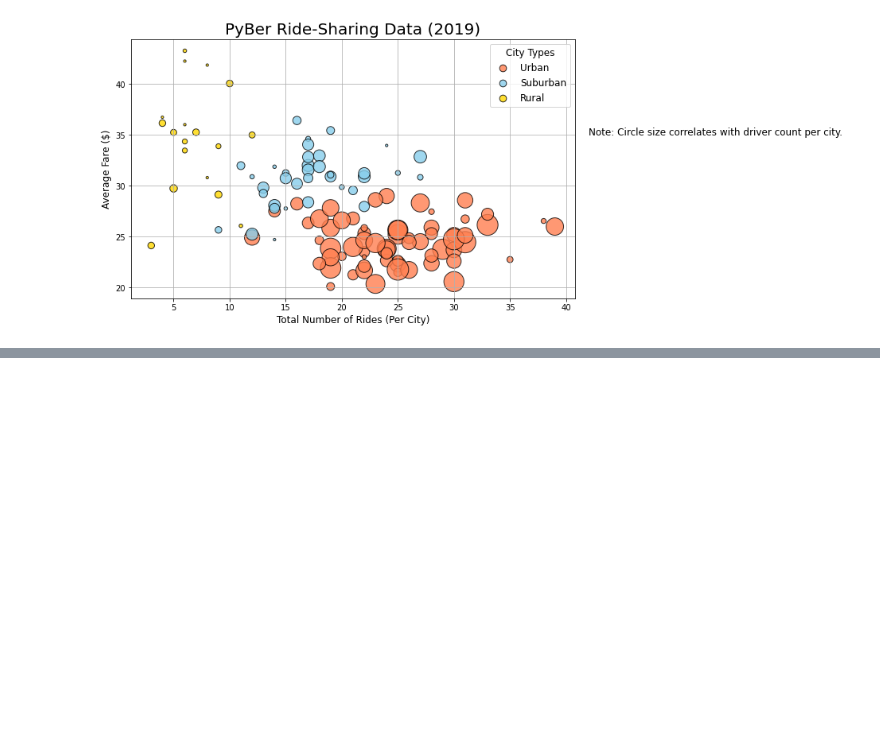
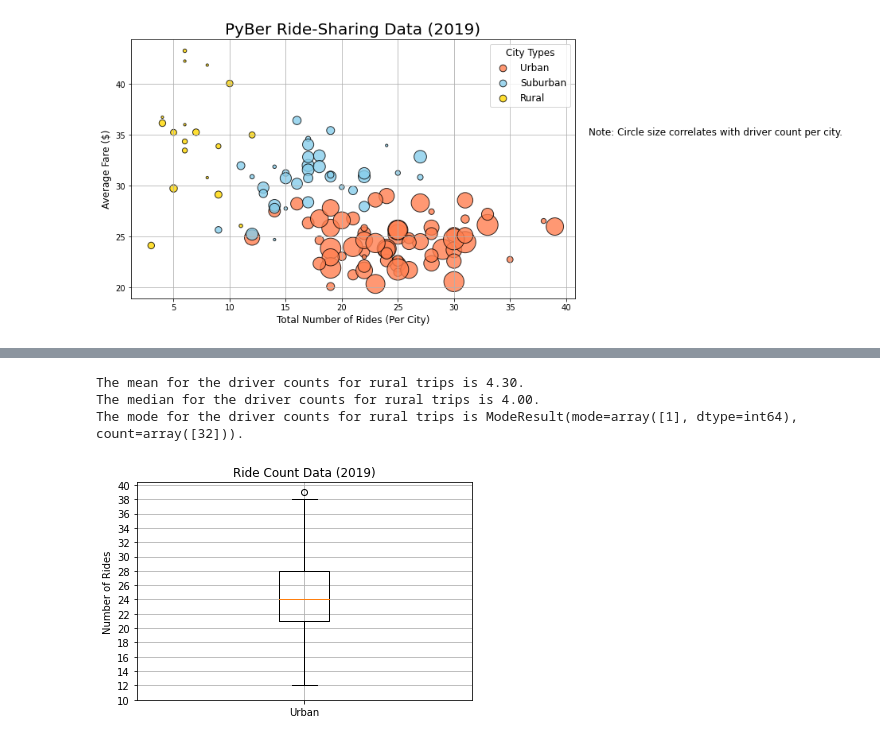
Before and after one commit to michaelfoz/PyBer_Analysis, a Jupyter notebook: PyBer.ipynb, the cells around one changed output, grey strips where cells are left out. Cells and saved outputs as stored; diff of their text form; code cells hidden in the pictures; blank space fills up the shorter version.

```diff
--- a/PyBer.ipynb
+++ b/PyBer.ipynb
@@ -864,0 +1237,14 @@ ls
+# %%
+# Calculate the measures of central tendency for the driver count for the rural cities.
+mean_rural_driver_count = np.mean(rural_drivers)
+print(f"The mean for the driver counts for rural trips is {mean_rural_driver_count:.2f}.")
+
+median_rural_driver_count = np.median(rural_drivers)
+print(f"The median for the driver counts for rural trips is {median_rural_driver_count:.2f}.")
+
+mode_rural_driver_count = sts.mode(rural_drivers)
+print(f"The mode for the driver counts for rural trips is {mode_rural_driver_count}.")
+# %% [output]
+The mean for the driver counts for rural trips is 4.30.
+The median for the driver counts for rural trips is 4.00.
+The mode for the driver counts for rural trips is ModeResult(mode=array([1], dtype=int64), count=array([32])).
@@ -864,0 +1262,24 @@ ls
+# %%
+# Creating a box-and-whisker plot requires that we use the ax.boxplot() function, which takes an array inside the parentheses. We can also add a title and axes labels as we have done before.
+
+# Let's create our urban_ride_count box-and-whisker plot.
+
+# Some of this code looks familiar, but a few lines are new. Let's break down what the code is doing.
+# First, we create the x-axis labels with a list, x_labels = ["Urban"].
+# Next, the data and labels are passed in the boxplot function.
+# Finally, we set the y_ticks with a range from 10 to 41 with ticks at an increment of 2. This will help determine where the minimum and maximum lie as well as any outliers.
+
+
+
+# Create a box-and-whisker plot for the urban cities ride count.
+x_labels = ["Urban"]
+fig, ax = plt.subplots()
+ax.boxplot(urban_ride_count, labels=x_labels)
+# Add the title, y-axis label and grid.
+ax.set_title('Ride Count Data (2019)')
+ax.set_ylabel('Number of Rides')
+ax.set_yticks(np.arange(10, 41, step=2.0))
+ax.grid()
+plt.show()
+# %% [output]
+[figure, added]
```
Also changed, not shown: parts of 118 cells of this notebook.
